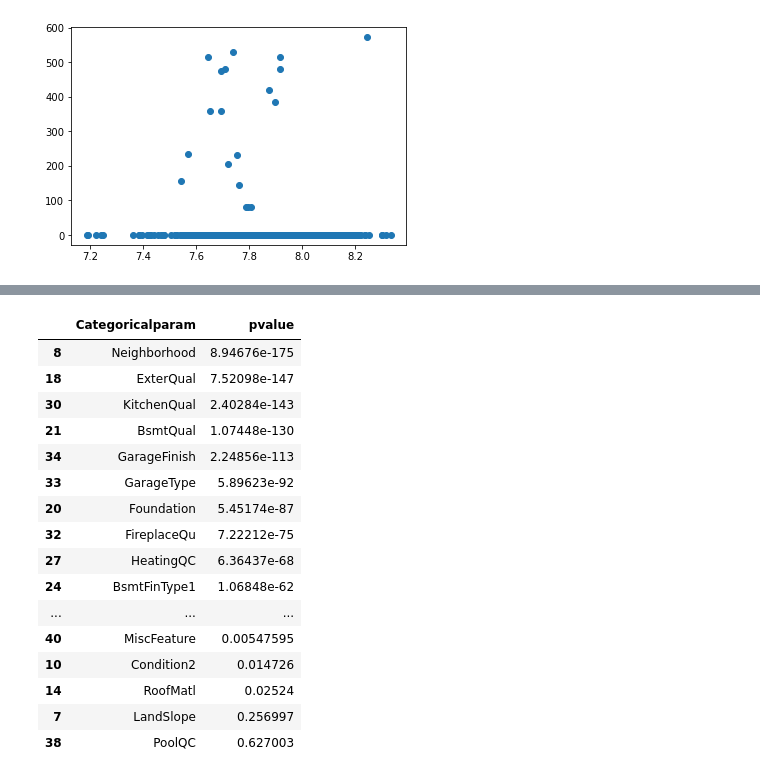
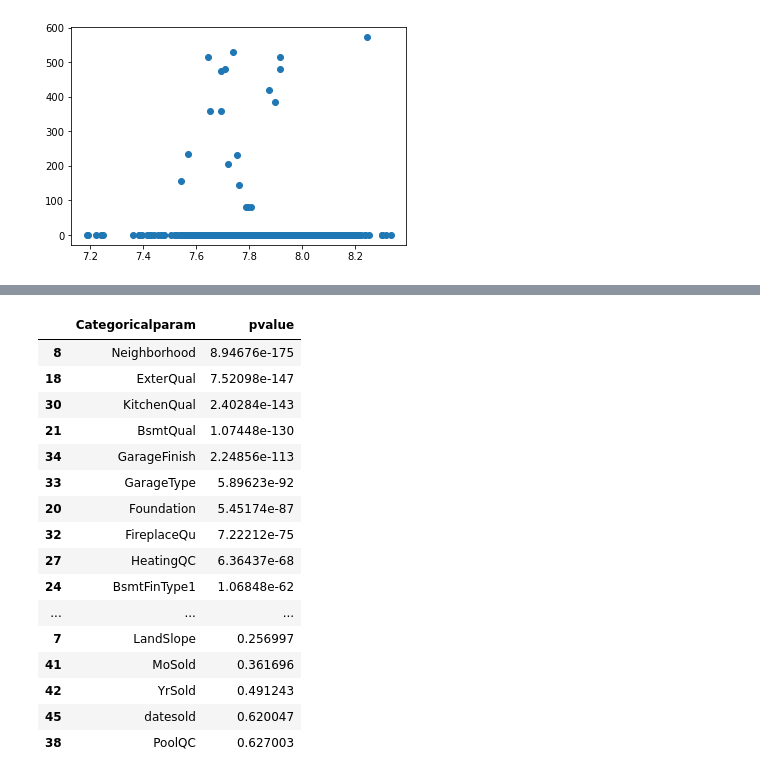
Before and after one commit to cglll/statistical-analysis-project, a Jupyter notebook: ProjectStatistics.ipynb, the cells around one changed output, grey strips where cells are left out. Saved outputs shown, nothing was run; the diff lists cells and outputs as text; code cells hidden in the pictures.

```diff
--- a/ProjectStatistics.ipynb
+++ b/ProjectStatistics.ipynb
@@ -320,7 +338,7 @@ data.boxplot(['PoolArea','LotArea','MiscVal','3SsnPorch'])
 [figure]
 # %%
 #delete outlayer
-data=data[data.LotArea<30000]
+data=data[data.LotArea<30000].reset_index()
 #xt, lmbda = stats.boxcox(data["PoolArea"])
 #data["PoolArea"]=xt
 plt.scatter(data.SalePriceLog,data['LowQualFinSF'])
@@ -351,0 +357,11 @@ array(['MSZoning', 'Street', 'Alley', 'LotShape', 'LandContour',
+# %%
+#based on piar plot and corr matrix month and year will be managed as categorical parameters.
+data['datesold']=data['MoSold'].astype(str)+'-'+data['YrSold'].astype(str)
+data['MoSold']=data['MoSold'].astype(str)
+data['YrSold']=data['YrSold'].astype(str)
+data['datesold'] = pd.to_datetime(data['datesold'], format = '%m-%Y')
+plt.scatter(data['SalePriceLog'],data['datesold'])
+plt.show()
+data.select_dtypes(include=['object']).columns.values
+categorical_col=np.append(data.select_dtypes(include=['object']).columns.values,'datesold')
+categorical_col
@@ -352,43 +381,43 @@ array(['MSZoning', 'Street', 'Alley', 'LotShape', 'LandContour',
 # %%
-categorical_col=data.select_dtypes(include=['object']).columns.values
+
 df = pd.DataFrame(columns=['Categoricalparam','pvalue'])
 cadena=''
 for elem in categorical_col:
     cadena=cadena+'C('+elem+')+'
 cadena=cadena[:-1]
 cadena='C(MSZoning)'
 for elem in categorical_col:
     model = ols('SalePriceLog ~C('+elem+')', data).fit()
     model.f_pvalue
     df = df.append({'Categoricalparam': elem,'pvalue':model.f_pvalue}, ignore_index=True)
 df=df[(df['Categoricalparam']!='Utilities') & (df['Categoricalparam']!='LotConfig') ]
 df.sort_values(by='pvalue')
 
-
+#data.isna().sum()
 #model = ols('SalePriceLog ~C('+'LotConfig'+')', data).fit()
 #model.summary())
 #model.pvalues
 #fres = model.f_test()
 #dir(fres)
 #fres.fvalue
 #fres.pvalue
 # %% [output]
 |  | Categoricalparam | pvalue |
 | 8 | Neighborhood | 8.94676e-175 |
 | 18 | ExterQual | 7.52098e-147 |
 | 30 | KitchenQual | 2.40284e-143 |
 | 21 | BsmtQual | 1.07448e-130 |
 | 34 | GarageFinish | 2.24856e-113 |
 | 33 | GarageType | 5.89623e-92 |
 | 20 | Foundation | 5.45174e-87 |
 | 32 | FireplaceQu | 7.22212e-75 |
 | 27 | HeatingQC | 6.36437e-68 |
 | 24 | BsmtFinType1 | 1.06848e-62 |
 | ... | ... | ... |
-| 40 | MiscFeature | 0.00547595 |
-| 10 | Condition2 | 0.014726 |
-| 14 | RoofMatl | 0.02524 |
 | 7 | LandSlope | 0.256997 |
+| 41 | MoSold | 0.361696 |
+| 42 | YrSold | 0.491243 |
+| 45 | datesold | 0.620047 |
 | 38 | PoolQC | 0.627003 |
 # %%
 #Utilities and Lot Config only has one value,and our anova pvalue test gave us a nan we will discard this columns as they are not significant.
```
Also changed, not shown: parts of 33 cells of this notebook.
